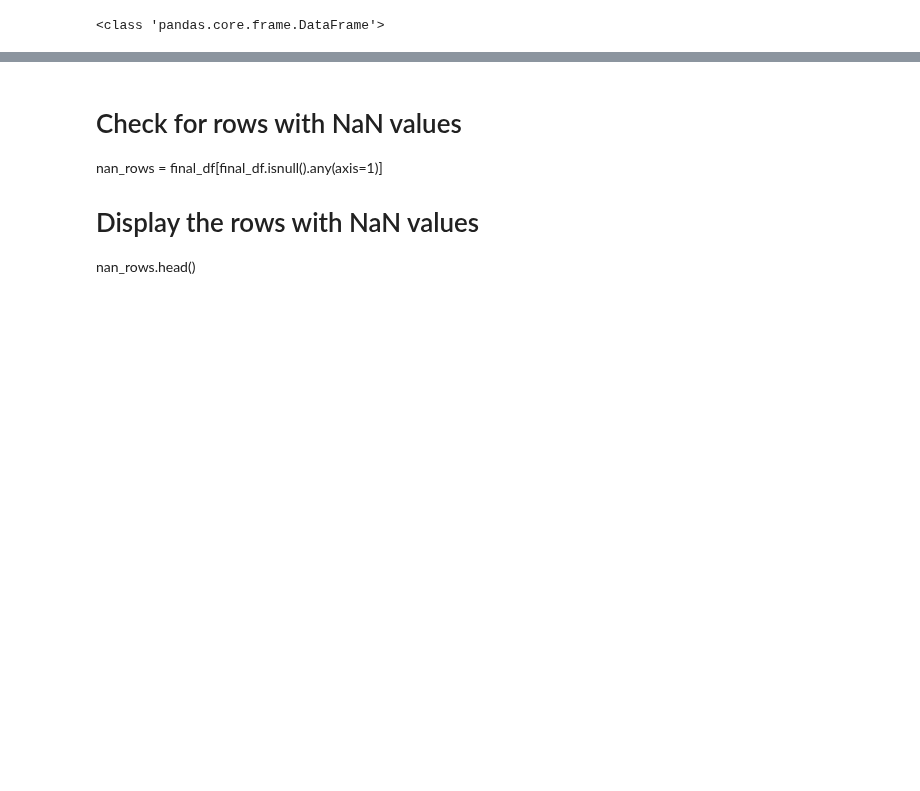
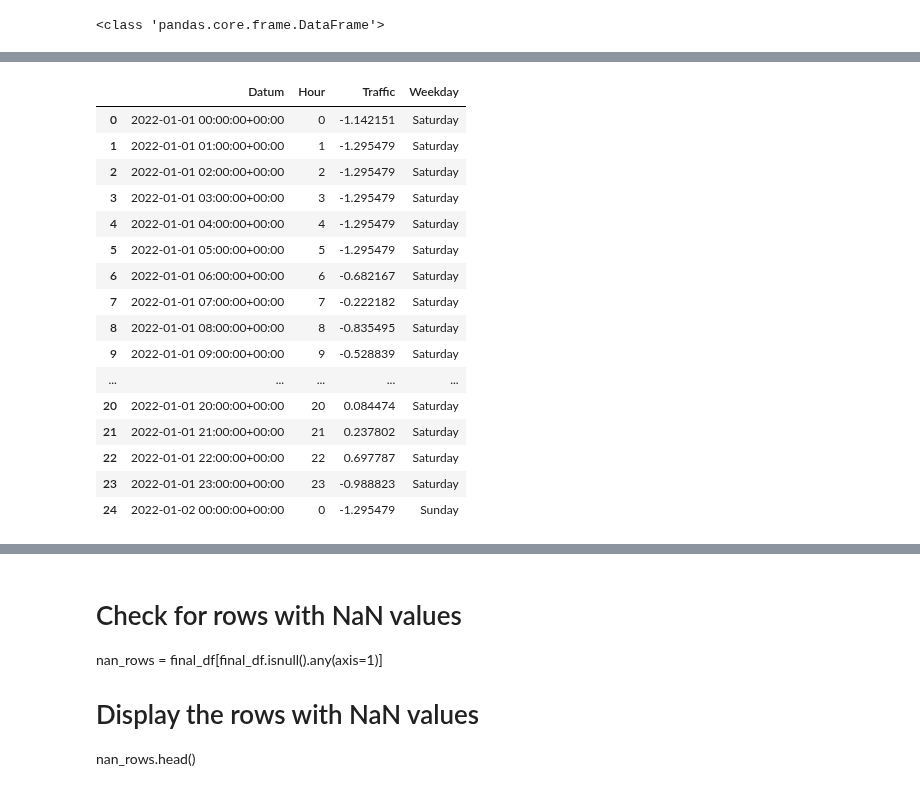
Before and after one commit to joejoejoejor/Its-Wekk, a Jupyter notebook: 4 - Data/1 - Max/Max_merge.ipynb, the cells around one changed output, grey strips where cells are left out. Drawn from its saved outputs; the diff is of its cells as text; code cells hidden in the pictures; blank space fills up the shorter version.

```diff
--- a/4 - Data/1 - Max/Max_merge.ipynb
+++ b/4 - Data/1 - Max/Max_merge.ipynb
@@ -125 +118,28 @@ Verkehrsdaten.head()
+# %%
+# Ensure 'Datum' is in datetime format
+Flugbewegungen['Datum'] = pd.to_datetime(Flugbewegungen['Datum'])
+
+# Add the 'Hour' column as timedelta
+Flugbewegungen['Datum'] = Flugbewegungen['Datum'] + pd.to_timedelta(Flugbewegungen['Hour'], unit='h')
+
+# Display the first 25 rows
+Flugbewegungen.head(25)
+# %% [output]
+|  | Datum | Hour | Traffic | Weekday |
+| 0 | 2022-01-01 00:00:00+00:00 | 0 | -1.142151 | Saturday |
+| 1 | 2022-01-01 01:00:00+00:00 | 1 | -1.295479 | Saturday |
+| 2 | 2022-01-01 02:00:00+00:00 | 2 | -1.295479 | Saturday |
+| 3 | 2022-01-01 03:00:00+00:00 | 3 | -1.295479 | Saturday |
+| 4 | 2022-01-01 04:00:00+00:00 | 4 | -1.295479 | Saturday |
+| 5 | 2022-01-01 05:00:00+00:00 | 5 | -1.295479 | Saturday |
+| 6 | 2022-01-01 06:00:00+00:00 | 6 | -0.682167 | Saturday |
+| 7 | 2022-01-01 07:00:00+00:00 | 7 | -0.222182 | Saturday |
+| 8 | 2022-01-01 08:00:00+00:00 | 8 | -0.835495 | Saturday |
+| 9 | 2022-01-01 09:00:00+00:00 | 9 | -0.528839 | Saturday |
+| ... | ... | ... | ... | ... |
+| 20 | 2022-01-01 20:00:00+00:00 | 20 | 0.084474 | Saturday |
+| 21 | 2022-01-01 21:00:00+00:00 | 21 | 0.237802 | Saturday |
+| 22 | 2022-01-01 22:00:00+00:00 | 22 | 0.697787 | Saturday |
+| 23 | 2022-01-01 23:00:00+00:00 | 23 | -0.988823 | Saturday |
+| 24 | 2022-01-02 00:00:00+00:00 | 0 | -1.295479 | Sunday |
 # %%
```
Also changed, not shown: parts of 8 cells of this notebook, 1 other file.
